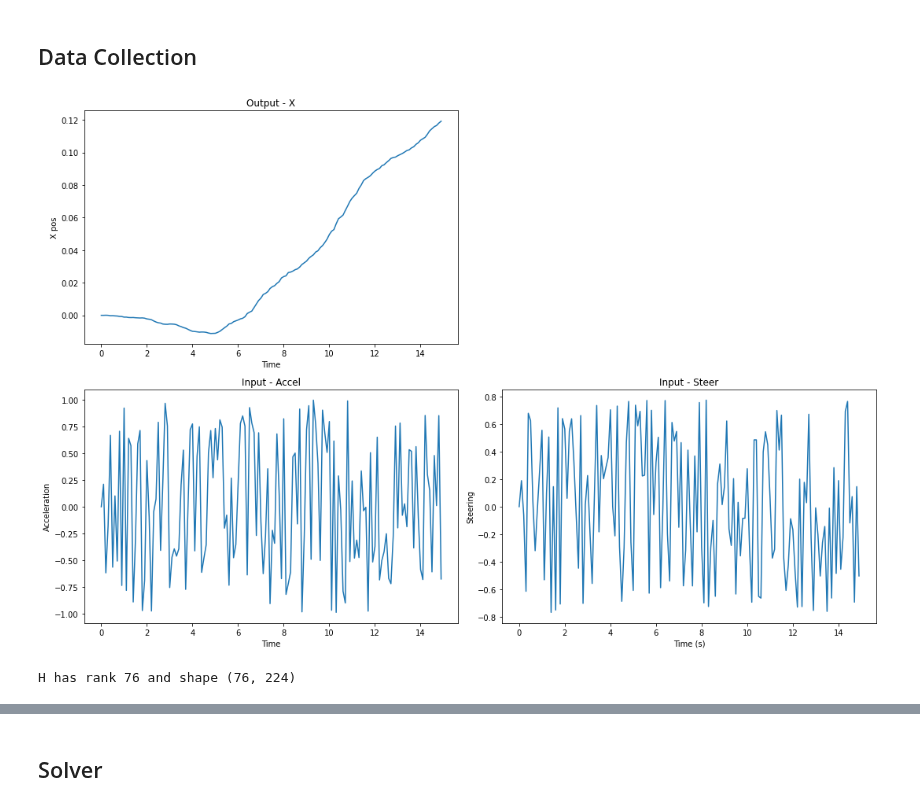
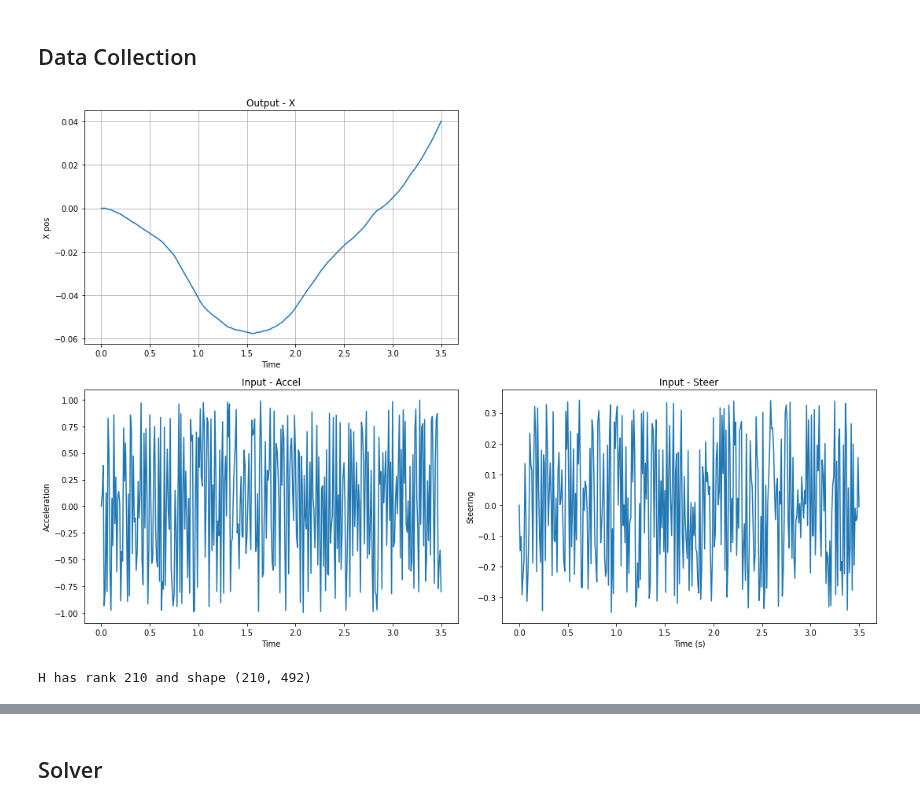
Before and after one commit to michael-cummins/DeePC-HUNT, a Jupyter notebook: notebooks/deepc.ipynb, the cells around one changed output, grey strips where cells are left out. Cells and saved outputs as stored; diff of their text form; code cells hidden in the pictures.

Commit message:
switched to cartpole, contorlling x-pos but not angle

```diff
--- a/notebooks/deepc.ipynb
+++ b/notebooks/deepc.ipynb
@@ -16,24 +16,24 @@ from scipy.linalg import hankel
 # %%
 NX = 4  # x = x, y, v, yaw
 NU = 2  # a = [accel, steer]
-WB = 2.5  # [m]
-DT = 0.1  # [s] time ticka
-MAX_STEER = np.deg2rad(45.0)  # maximum steering angle [rad]
-MIN_STEER = -np.deg2rad(45.0)
+WB = 0.2  # [m]
+DT = 0.01  # [s] time ticka
+MAX_STEER = np.deg2rad(20.0)  # maximum steering angle [rad]
+MIN_STEER = -np.deg2rad(20.0)
 MAX_DSTEER = np.deg2rad(30.0)  # maximum steering speed [rad/s]
 MAX_SPEED = 55.0 / 3.6  # maximum speed [m/s]
 MIN_SPEED = -20.0 / 3.6  # minimum speed [m/s]
 MAX_ACCEL = 1.0  # maximum accel [m/ss]
 MIN_ACCEL = -1.0
 
-C = np.array([
-    [1,0,0,0],
-    [0,1,0,0]
-])
+# C = np.array([
+#     [1,0,0,0],
+#     [0,1,0,0]
+# ])
 
-# C = np.array(
-#     [1,0,0,0]
-# )
+C = np.array(
+    [1,0,0,0]
+)
 
 def get_linear_model_matrix(v, phi, delta):
 
@@ -52,66 +52,70 @@ def get_linear_model_matrix(v, phi, delta):
     B[2, 0] = DT
     B[3, 1] = DT * v / (WB * np.cos(delta) ** 2)
 
-    C = np.zeros(NX)
-    C[0] = DT * v * np.sin(phi) * phi
-    C[1] = - DT * v * np.cos(phi) * phi
-    C[3] = - DT * v * delta / (WB * np.cos(delta) ** 2)
+    h = np.zeros(NX)
+    h[0] = DT * v * np.sin(phi) * phi
+    h[1] = - DT * v * np.cos(phi) * phi
+    h[3] = - DT * v * delta / (WB * np.cos(delta) ** 2)
 
-    return A, B, C
+    return A, B, h
 # %%
 x_i = np.array([0,0,0,0])
 x = x_i
 y_i = C@x_i
 y_T = [y_i]
 u_T = [[0,0]]
-T = 150
+T = 350
 
-for i in range(0,T-1):
+for i in range(0,T):
   a = np.random.uniform(low=MIN_ACCEL, high=MAX_ACCEL)
+  # a = 1
+  # a = np.random.normal(loc=0.1, scale=0.3)
   delta = np.random.uniform(low=MIN_STEER, high=MAX_STEER)
   u = [a, delta]
-  A, B, h = get_linear_model_matrix(x[-2],x[-1],u[-1])
+  A, B, h = get_linear_model_matrix(x[2],x[3],u[1])
   x = A@x + B@u + h
   y = C@x
   y_T.append(y)
   u_T.append(u)
 
 plt.rcParams["figure.figsize"] = (15,10)
 
-time = np.array(list(range(0,T)))*DT
+time = np.array(list(range(0,T+1)))*DT
+# u_time = np.array(list(range(0,T)))*DT
 plt.subplot(2,2,1)
+plt.grid('on')
 plt.plot(time, y_T)
 plt.xlabel('Time')
 plt.ylabel("X pos")
 plt.title("Output - X")
 
 u_T = np.array(u_T)
 plt.subplot(2,2,3)
 plt.plot(time, u_T[:,0])
 plt.xlabel('Time')
 plt.ylabel("Acceleration")
 plt.title("Input - Accel")
 
 plt.subplot(2,2,4)
 plt.plot(time, u_T[:,1])
 plt.xlabel('Time (s)')
 plt.ylabel("Steering")
 plt.title("Input - Steer")
 plt.tight_layout()
 
 plt.show()
 # %% [output]
-[figure, old version]
+[figure, new version]
 # %%
-T_ini = 4
+T_ini = 1
 n = 4
-N = 30
+N = 100
 L = T_ini + N + n
 
 H = hankel(u_T[0:L,:], u_T[L:,:])
 print(f'H has rank {np.linalg.matrix_rank(H)} and shape {H.shape}')
 # %% [output]
-H has rank 76 and shape (76, 224)
+H has rank 210 and shape (210, 492)
 # %%
 L = T_ini + N
 U = hankel(u_T[0:L,:], u_T[L:,1])
```
Also changed, not shown: parts of 10 cells of this notebook.
